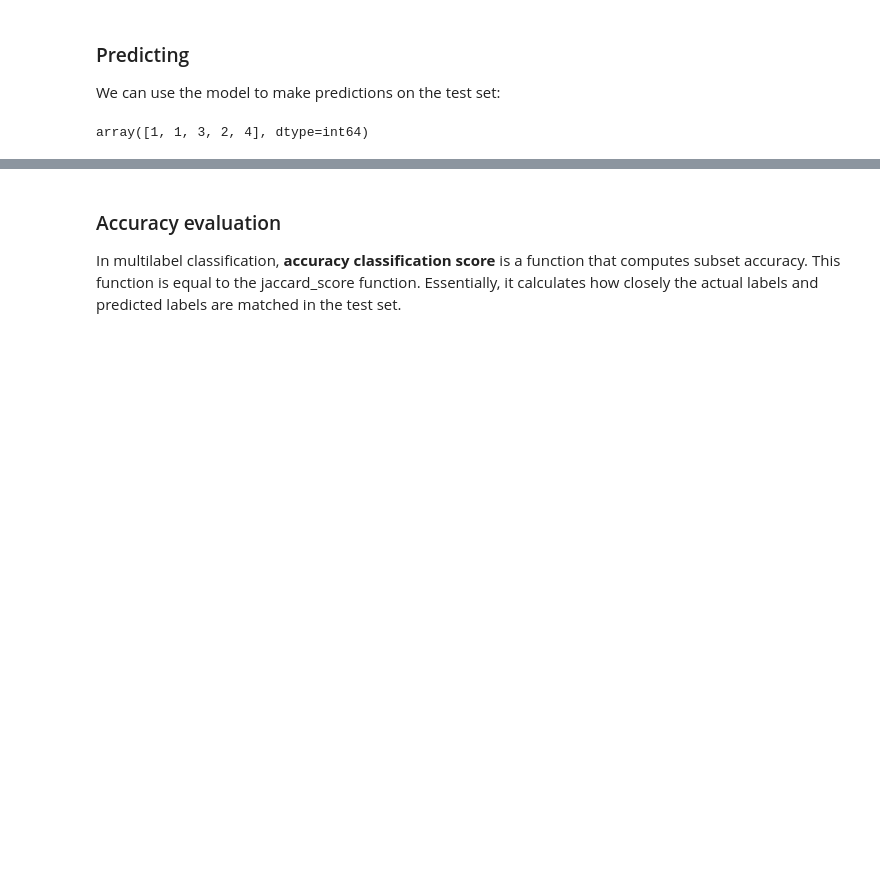
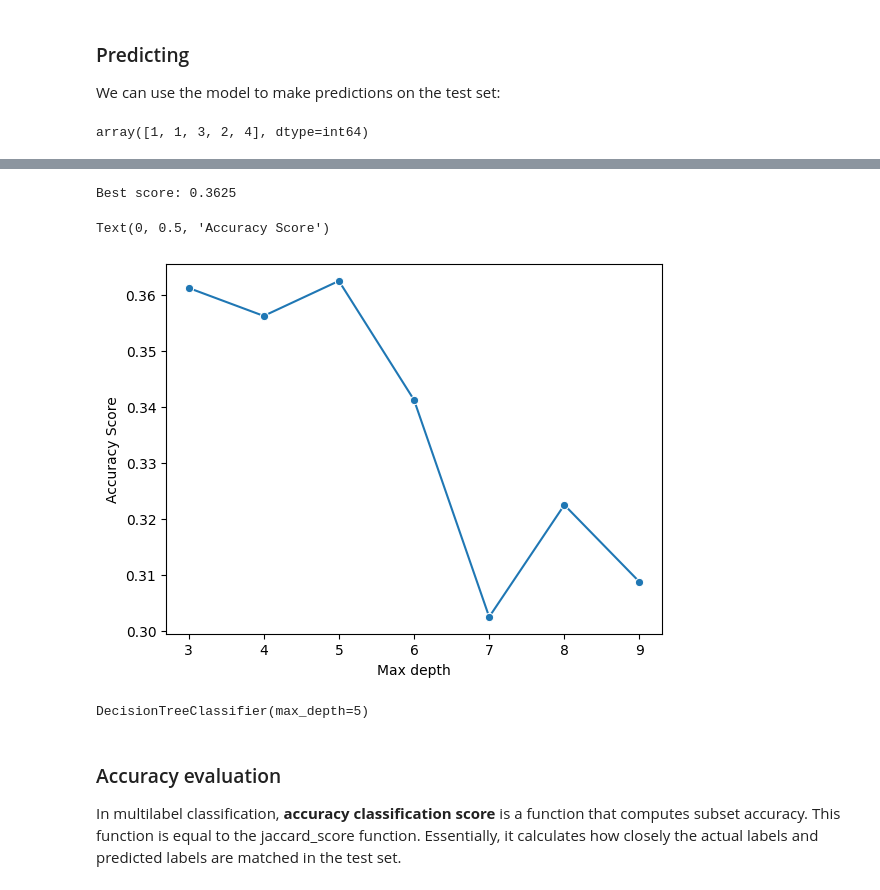
Before and after one commit to MohammadRezaAlikhani/KNN_classification, a Jupyter notebook: K-Nearest-neighbors-CustCat.ipynb, the cells around one changed output, grey strips where cells are left out. Cells and saved outputs as stored; diff of their text form; code cells hidden in the pictures; blank space fills up the shorter version.

Commit message:
DecisionTree added to compare with KNN

```diff
--- a/K-Nearest-neighbors-CustCat.ipynb
+++ b/K-Nearest-neighbors-CustCat.ipynb
@@ -202,0 +217,16 @@ array([1, 1, 3, 2, 4], dtype=int64)
+# %%
+# define a list for possible max depth values of the decision tree
+max_depth = [i for i in range(3,10)]
+max_depth
+
+# define an empty list for scores
+scores = []
+# %%
+# create an instance from class
+for i in max_depth:
+    # classifier
+    dtc = DecisionTreeClassifier(criterion="entropy", splitter="best", max_depth=i)
+    score = cross_val_score(estimator=dtc, X=X_train, y=y_train, cv=5, n_jobs=2)
+    scores.append(score.mean())
+
+scores
@@ -202,0 +241,11 @@ array([1, 1, 3, 2, 4], dtype=int64)
+# %%
+print(f"Best score: {max(scores)}")
+# %% [output]
+Best score: 0.3625
+# %%
+sns.lineplot(x = max_depth, y = scores, marker = 'o')
+plt.xlabel("Max depth")
+plt.ylabel("Accuracy Score")
+# %% [output]
+Text(0, 0.5, 'Accuracy Score')
+[figure, added]
@@ -202,0 +254,4 @@ array([1, 1, 3, 2, 4], dtype=int64)
+# %%
+best_dtc.fit(X_train, y_train)
+# %% [output]
+DecisionTreeClassifier(max_depth=5)
```
Also changed, not shown: parts of 11 cells of this notebook.
